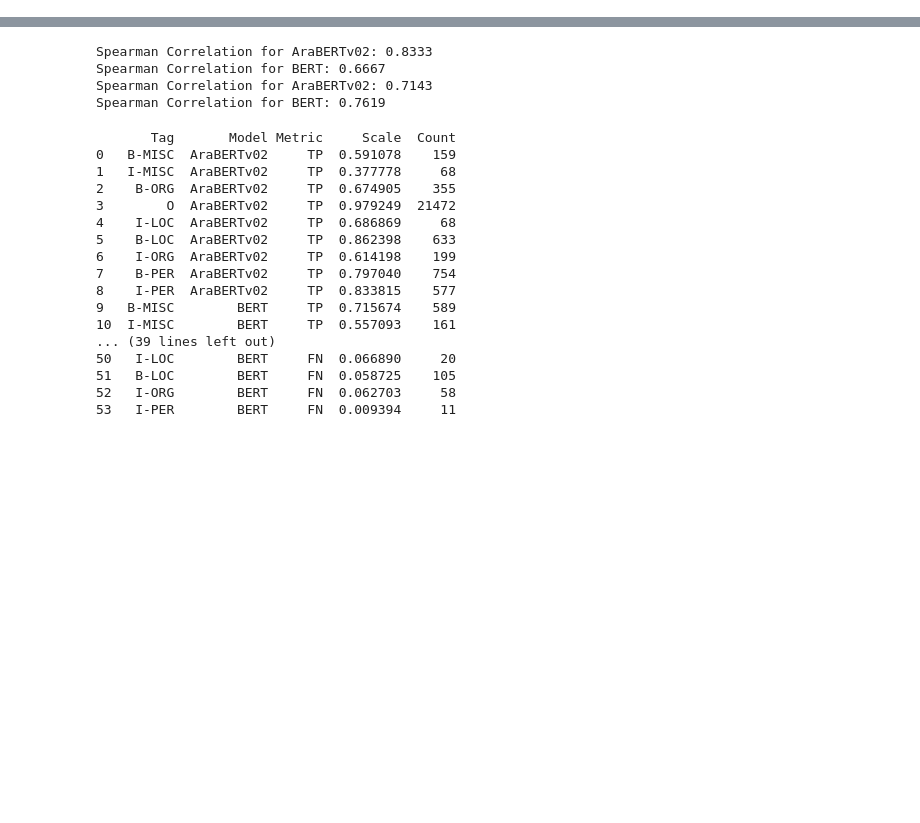
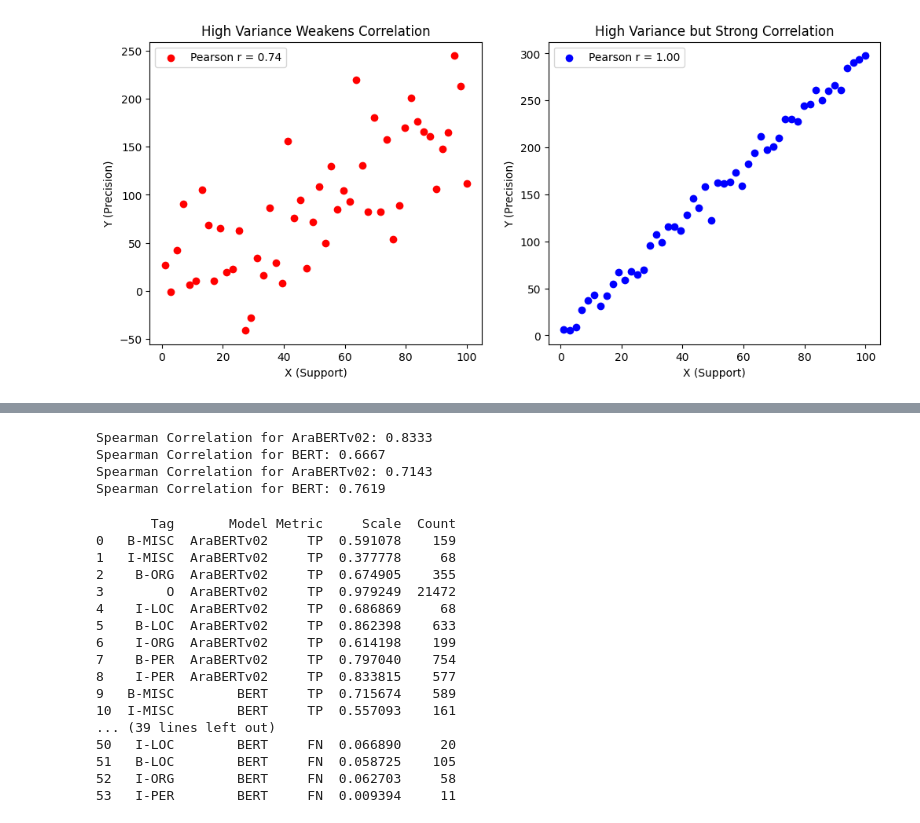
Before and after one commit to ay94/deformar-dashboard, a Jupyter notebook: notebooks/analysis/token_performance_discrepancy.ipynb, the cells around one changed output, grey strips where cells are left out. Saved outputs shown, nothing was run; the diff lists cells and outputs as text; code cells hidden in the pictures; blank space fills up the shorter version.

```diff
--- a/notebooks/analysis/token_performance_discrepancy.ipynb
+++ b/notebooks/analysis/token_performance_discrepancy.ipynb
@@ -552,0 +575,35 @@ fig.show()
+# %%
+import numpy as np
+import pandas as pd
+import matplotlib.pyplot as plt
+from scipy.stats import pearsonr
+
+# Case 1: High variance weakens correlation (random noise)
+np.random.seed(42)
+X1 = np.linspace(1, 100, 50)  # Increasing trend
+Y1 = 2 * X1 + np.random.normal(0, 50, 50)  # High variance noise
+correlation1, _ = pearsonr(X1, Y1)
+
+# Case 2: High variance but strong correlation (proportional increase)
+X2 = np.linspace(1, 100, 50)
+Y2 = 3 * X2 + np.random.normal(0, 10, 50)  # Variance, but structured
+correlation2, _ = pearsonr(X2, Y2)
+
+# Plot both cases
+fig, ax = plt.subplots(1, 2, figsize=(12, 5))
+
+ax[0].scatter(X1, Y1, color='red', label=f"Pearson r = {correlation1:.2f}")
+ax[0].set_title("High Variance Weakens Correlation")
+ax[0].set_xlabel("X (Support)")
+ax[0].set_ylabel("Y (Precision)")
+ax[0].legend()
+
+ax[1].scatter(X2, Y2, color='blue', label=f"Pearson r = {correlation2:.2f}")
+ax[1].set_title("High Variance but Strong Correlation")
+ax[1].set_xlabel("X (Support)")
+ax[1].set_ylabel("Y (Precision)")
+ax[1].legend()
+
+plt.show()
+# %% [output]
+[figure, added]
```
Also changed, not shown: parts of 15 cells of this notebook.
